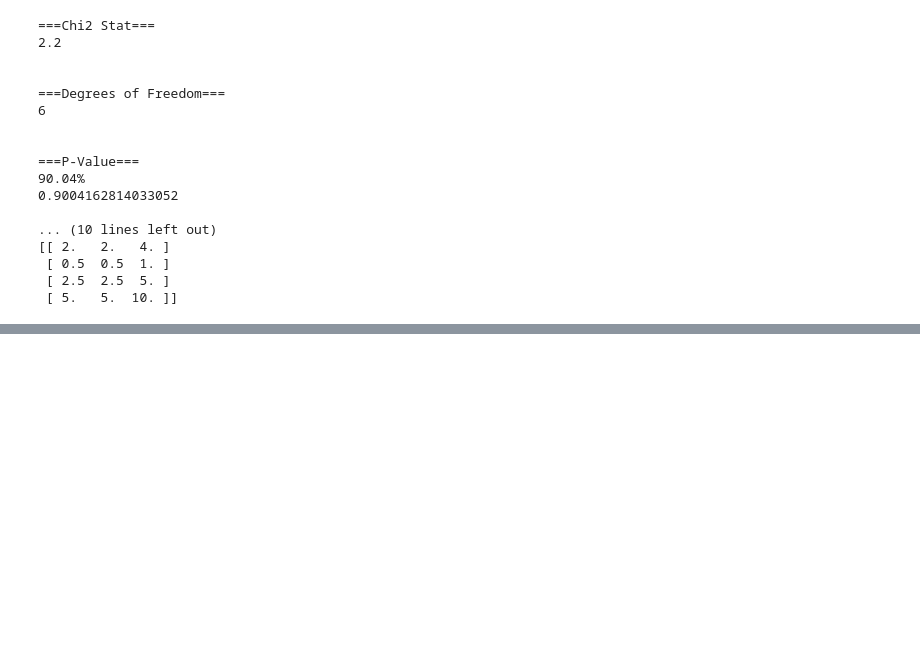
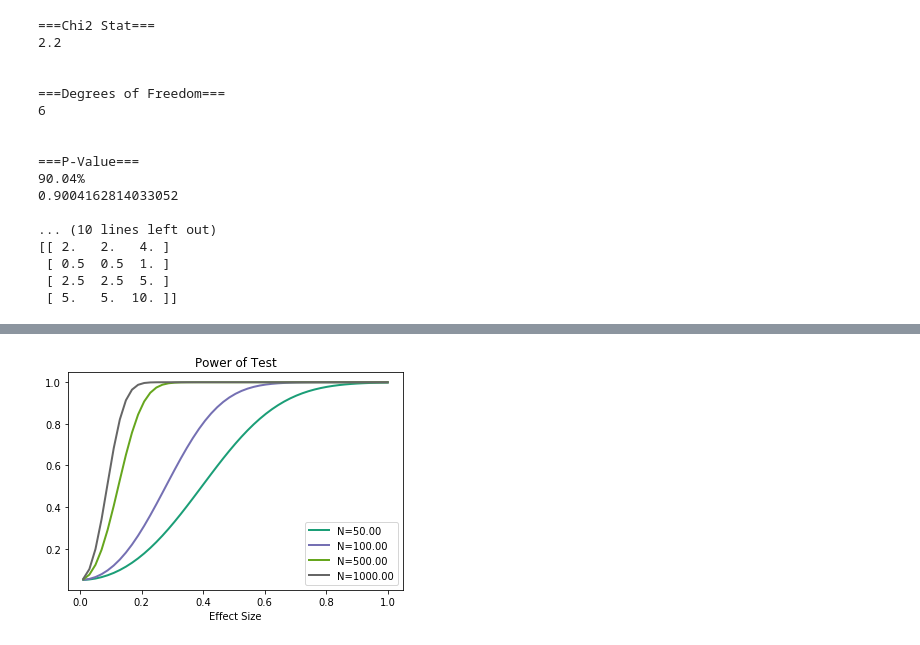
Before and after one commit to TG7789RR/pythonlearningx64, a Jupyter notebook: worked_stats_testing_examples.ipynb, the cells around one changed output, grey strips where cells are left out. Drawn from its saved outputs; the diff is of its cells as text; code cells hidden in the pictures; blank space fills up the shorter version.

```diff
--- a/worked_stats_testing_examples.ipynb
+++ b/worked_stats_testing_examples.ipynb
@@ -494,0 +581,15 @@ print(ex)
+# %%
+#so I can't see a clear was to feed in the ratio, however I assume that if you use the control *2 as the sample size you will have your answer
+
+
+#with more sample power rises very fast
+#because the example is very strong you don't need a big effect to get to a high power with the larger sample
+fig = plt.figure()
+ax = fig.add_subplot(1,1,1)
+fig = TTestIndPower().plot_power(dep_var='effect_size',
+                                 nobs= [50,100,500,1000],
+                                 effect_size=np.linspace(0.01, 1, 51),#effect_size=np.array([0.2, 0.5, 0.8]),
+                                 alpha=0.05,
+                                 ax=ax)#, title='Power of t-Test' + '\n' + r'$\alpha = 0.01$')
+# %% [output]
+[figure, added]
```
Also changed, not shown: parts of 15 cells of this notebook.
